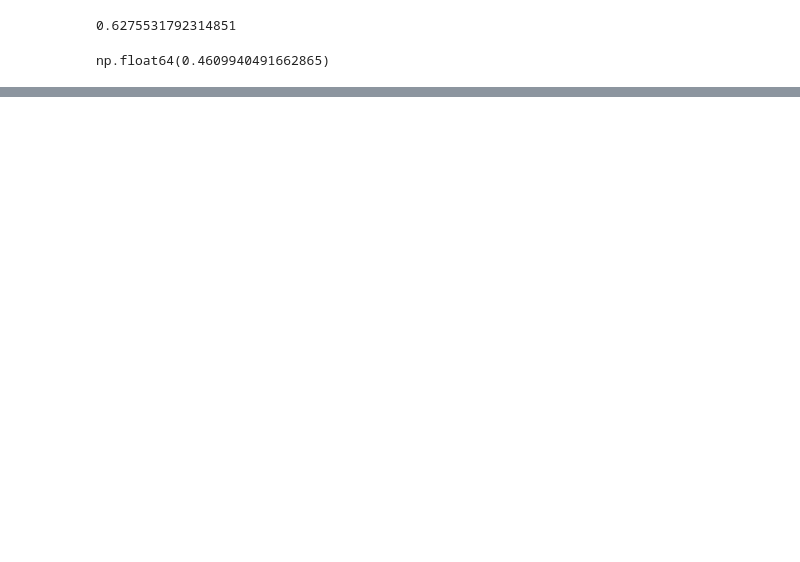
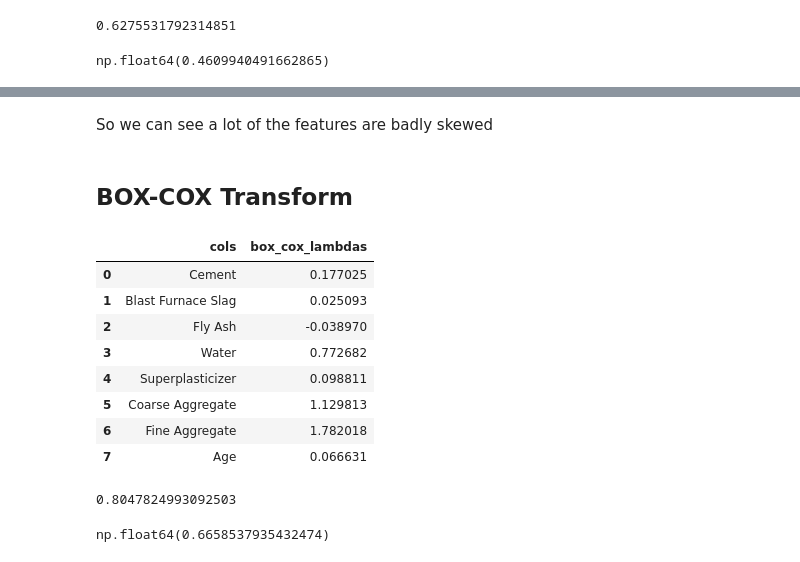
Before and after one commit to Foolmannn/ml-learnings, a Jupyter notebook: 5FeatureEngineering/Mathematical_Transformations/power_tranformer.ipynb, the cells around one changed output, grey strips where cells are left out. Drawn from its saved outputs; the diff is of its cells as text; code cells hidden in the pictures; blank space fills up the shorter version.

```diff
--- a/5FeatureEngineering/Mathematical_Transformations/power_tranformer.ipynb
+++ b/5FeatureEngineering/Mathematical_Transformations/power_tranformer.ipynb
@@ -125,0 +106,44 @@ https://gist.github.com/mwaskom/de44147ed2974457ad6372750bbe5751
+# %% [markdown]
+So we can see a lot of the features are badly skewed
+# %% [markdown]
+## BOX-COX Transform
+# %%
+# Applying Box-Cox Transform
+
+pt = PowerTransformer(method='box-cox')
+
+X_train_transformed = pt.fit_transform(X_train+0.000001)
+X_test_transformed = pt.transform(X_test+0.000001)
+
+pd.DataFrame({'cols':X_train.columns,'box_cox_lambdas':pt.lambdas_})
+# %% [output]
+|  | cols | box_cox_lambdas |
+| 0 | Cement | 0.177025 |
+| 1 | Blast Furnace Slag | 0.025093 |
+| 2 | Fly Ash | -0.038970 |
+| 3 | Water | 0.772682 |
+| 4 | Superplasticizer | 0.098811 |
+| 5 | Coarse Aggregate | 1.129813 |
+| 6 | Fine Aggregate | 1.782018 |
+| 7 | Age | 0.066631 |
+# %%
+# Applying linear regression on transformed data
+
+lr = LinearRegression()
+lr.fit(X_train_transformed,y_train)
+
+y_pred2 = lr.predict(X_test_transformed)
+
+r2_score(y_test,y_pred2)
+# %% [output]
+0.8047824993092503
+# %%
+# Using cross val score
+
+pt = PowerTransformer(method='box-cox')
+X_transformed = pt.fit_transform(X+0.0000001) # this for the box cox. which doesnot impact
+
+lr = LinearRegression()
+np.mean(cross_val_score(lr,X_transformed,y,scoring='r2'))
+# %% [output]
+np.float64(0.6658537935432474)
```
Also changed, not shown: parts of 6 cells of this notebook.
